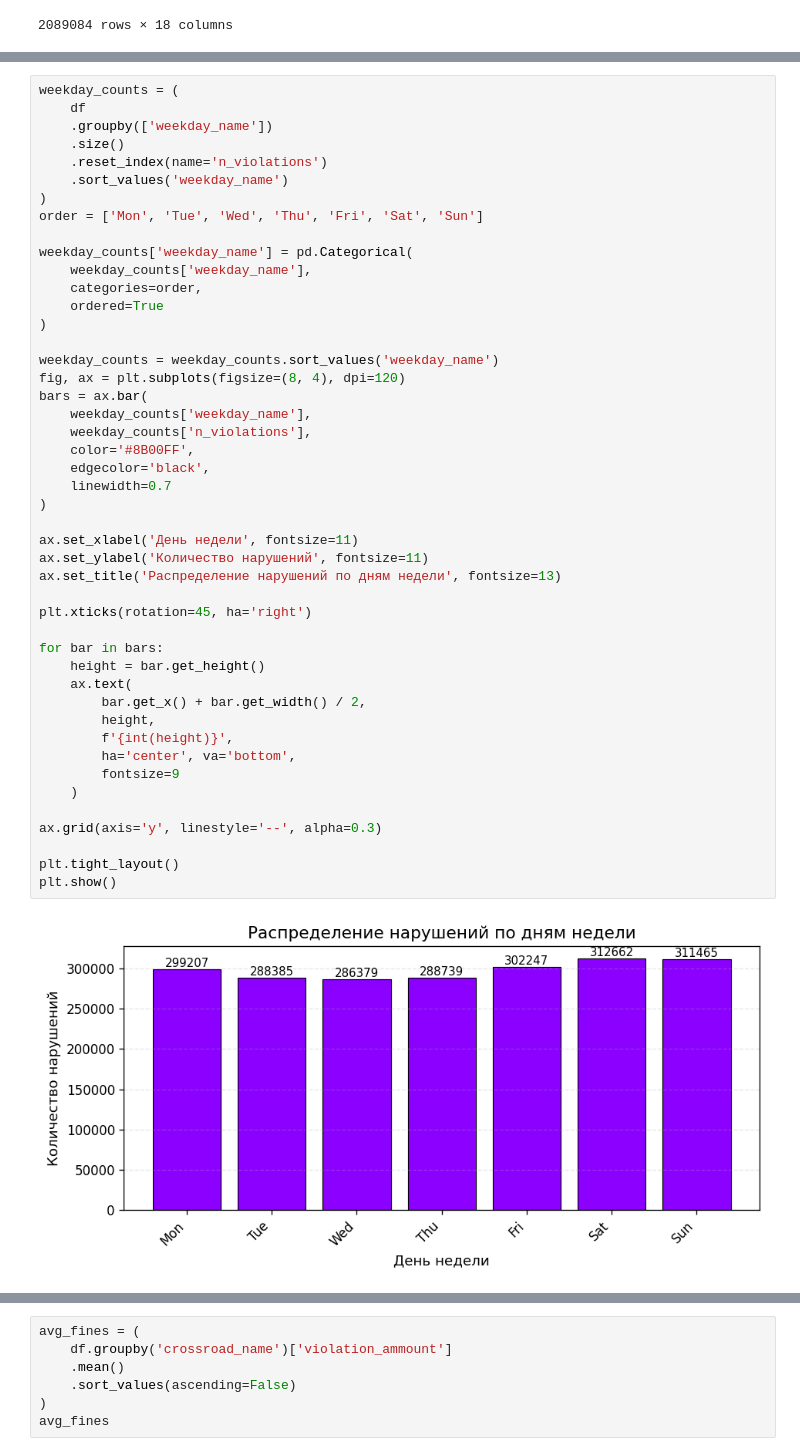
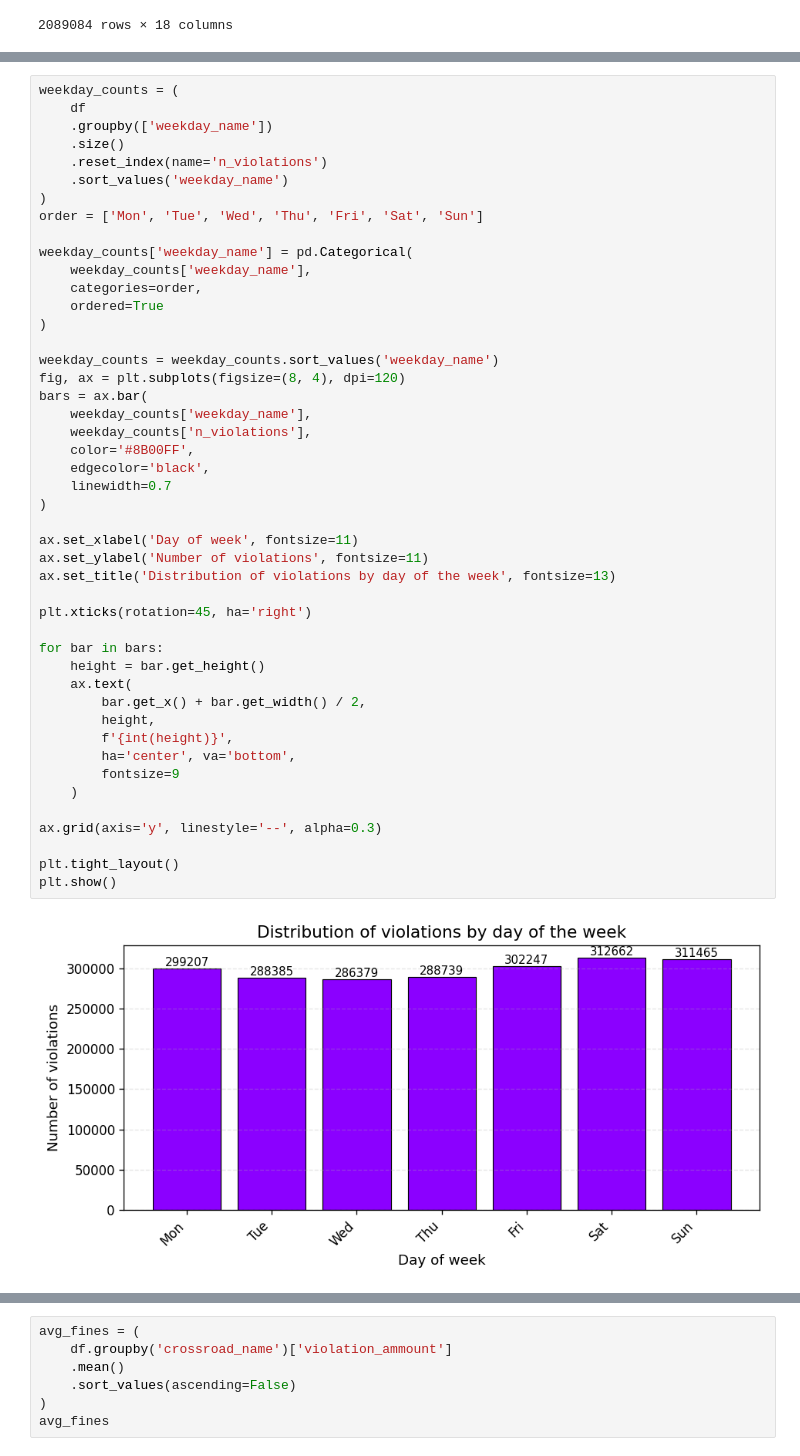
Before and after one commit to s-bye/Kyrgyzstan-traffic, a Jupyter notebook: baiastan_v.ipynb, the cells around one changed output, grey strips where cells are left out. Saved outputs shown, nothing was run; the diff lists cells and outputs as text.

```diff
--- a/baiastan_v.ipynb
+++ b/baiastan_v.ipynb
@@ -486,37 +475,37 @@ weekday_counts['weekday_name'] = pd.Categorical(
 )
 
 weekday_counts = weekday_counts.sort_values('weekday_name')
 fig, ax = plt.subplots(figsize=(8, 4), dpi=120)
 bars = ax.bar(
     weekday_counts['weekday_name'],
     weekday_counts['n_violations'],
     color='#8B00FF',
     edgecolor='black',
     linewidth=0.7
 )
 
-ax.set_xlabel('День недели', fontsize=11)
-ax.set_ylabel('Количество нарушений', fontsize=11)
-ax.set_title('Распределение нарушений по дням недели', fontsize=13)
+ax.set_xlabel('Day of week', fontsize=11)
+ax.set_ylabel('Number of violations', fontsize=11)
+ax.set_title('Distribution of violations by day of the week', fontsize=13)
 
 plt.xticks(rotation=45, ha='right')
 
 for bar in bars:
     height = bar.get_height()
     ax.text(
         bar.get_x() + bar.get_width() / 2,
         height,
         f'{int(height)}',
         ha='center', va='bottom',
         fontsize=9
     )
 
 ax.grid(axis='y', linestyle='--', alpha=0.3)
 
 plt.tight_layout()
 plt.show()
 # %% [output]
-[figure, old version]
+[figure, new version]
 # %%
 hour_counts = (
     df
```
Also changed, not shown: parts of 22 cells of this notebook.
